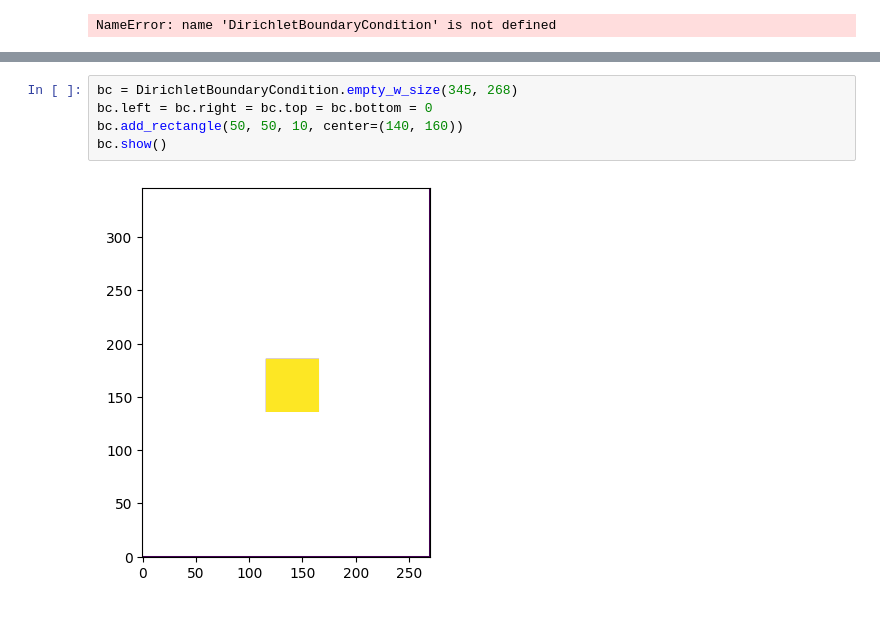
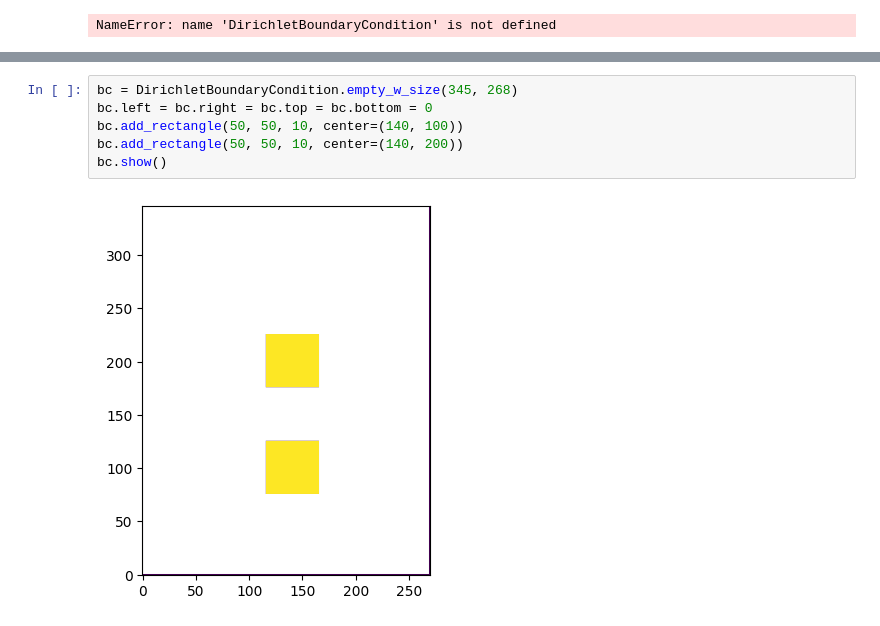
Before and after one commit to robert-wbe/Multigrid-seminar, a Jupyter notebook: test_2.ipynb, the cells around one changed output, grey strips where cells are left out. Saved outputs shown, nothing was run; the diff lists cells and outputs as text.

```diff
--- a/test_2.ipynb
+++ b/test_2.ipynb
@@ -44,10 +50,11 @@ plt.show()
 # %%
 bc = DirichletBoundaryCondition.empty_w_size(345, 268)
 bc.left = bc.right = bc.top = bc.bottom = 0
-bc.add_rectangle(50, 50, 10, center=(140, 160))
+bc.add_rectangle(50, 50, 10, center=(140, 100))
+bc.add_rectangle(50, 50, 10, center=(140, 200))
 bc.show()
 # %% [output]
-[figure, old version]
+[figure, new version]
 # %%
 f_smooth = laplace_multigrid_half_v_cycle(torch.full((345, 268), 5.), bc, depth=4, tol=1e-4, maxiter=200, jacobi_damping_factor=1.)
 plt.imshow(f_smooth, cmap='inferno', origin='lower')
```
Also changed, not shown: parts of 10 cells of this notebook, 5 other files.
